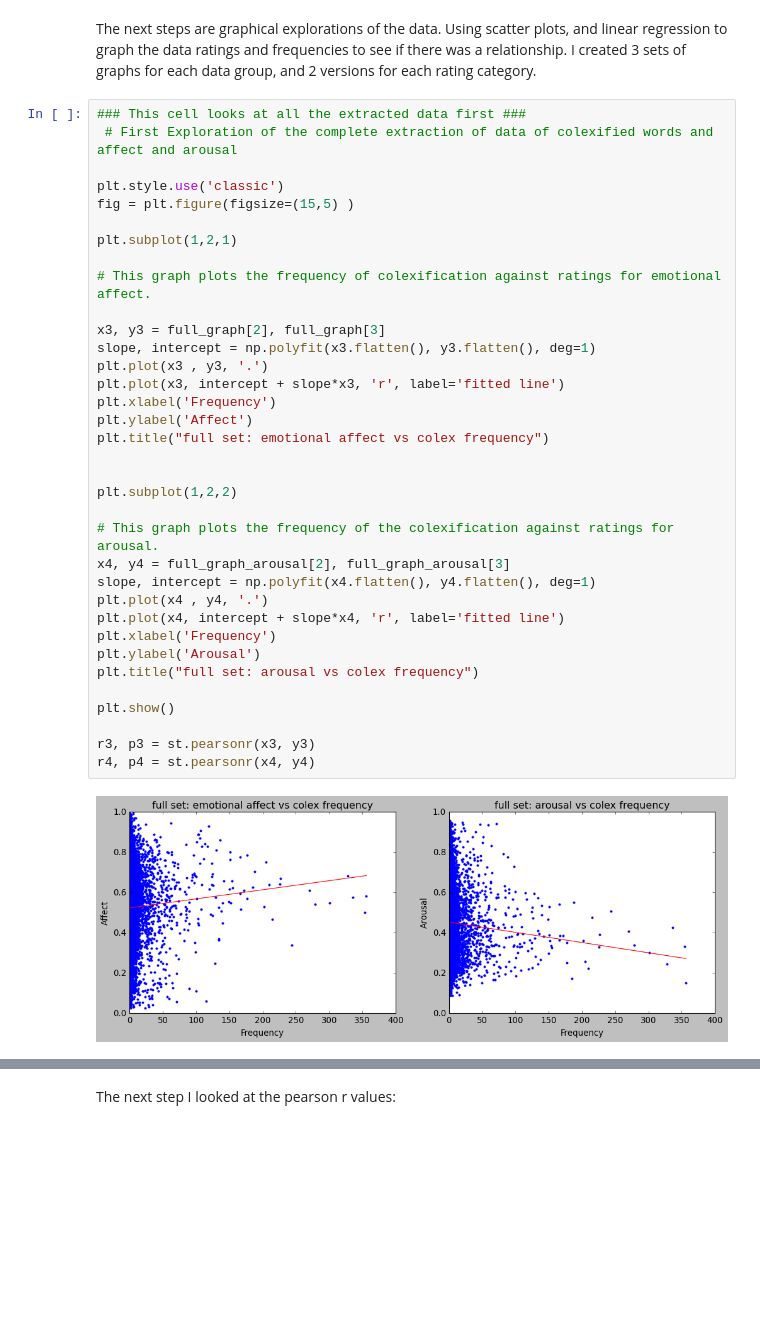
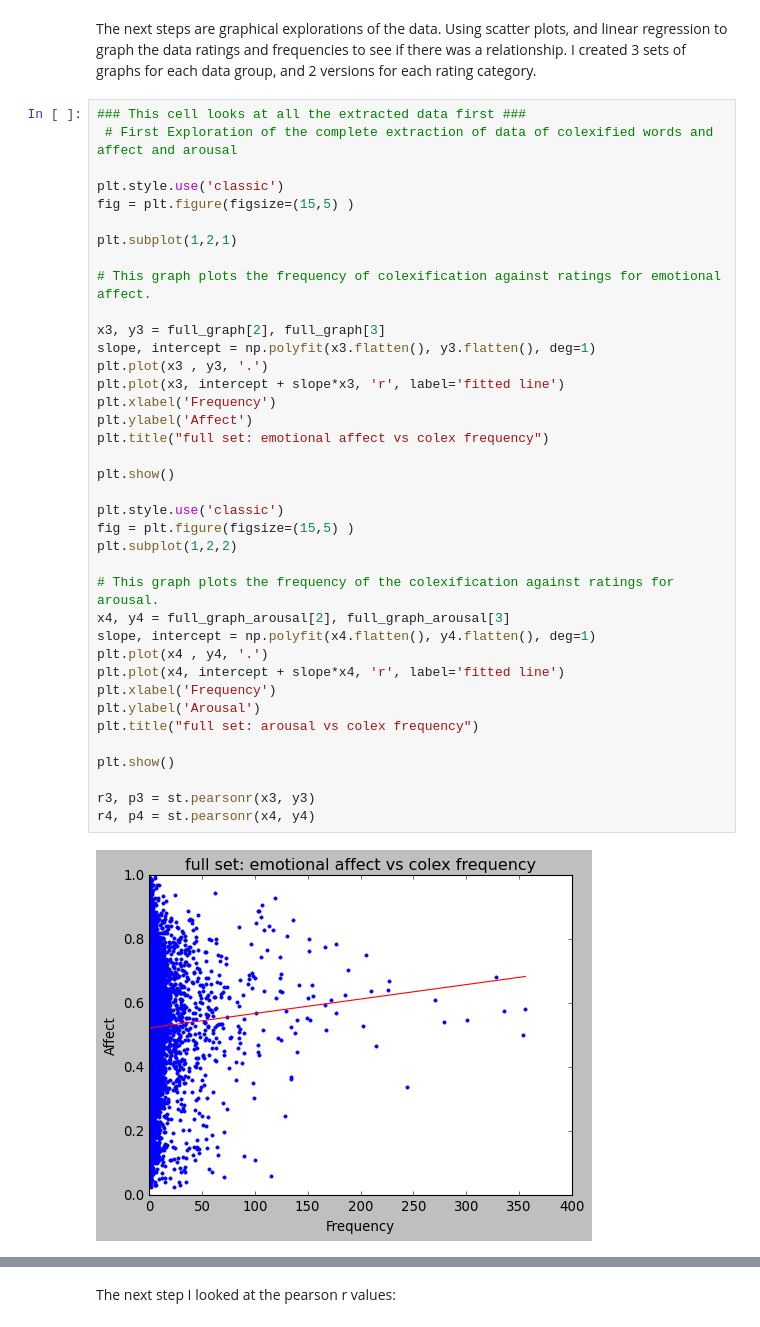
Before and after one commit to petesaiacct/cog260project, a Jupyter notebook: scripts/Arousal_Valence_Colex_Analysis.ipynb, the cells around one changed output, grey strips where cells are left out. Cells and saved outputs as stored; diff of their text form; blank space fills up the shorter version.

```diff
--- a/scripts/Arousal_Valence_Colex_Analysis.ipynb
+++ b/scripts/Arousal_Valence_Colex_Analysis.ipynb
@@ -355,31 +355,34 @@ fig = plt.figure(figsize=(15,5) )
 
 plt.subplot(1,2,1)
 
 # This graph plots the frequency of colexification against ratings for emotional affect.
 
 x3, y3 = full_graph[2], full_graph[3]
 slope, intercept = np.polyfit(x3.flatten(), y3.flatten(), deg=1)
 plt.plot(x3 , y3, '.')
 plt.plot(x3, intercept + slope*x3, 'r', label='fitted line')
 plt.xlabel('Frequency')
 plt.ylabel('Affect')
 plt.title("full set: emotional affect vs colex frequency")
 
+plt.show()
 
+plt.style.use('classic')
+fig = plt.figure(figsize=(15,5) )
 plt.subplot(1,2,2)
 
 # This graph plots the frequency of the colexification against ratings for arousal.
 x4, y4 = full_graph_arousal[2], full_graph_arousal[3]
 slope, intercept = np.polyfit(x4.flatten(), y4.flatten(), deg=1)
 plt.plot(x4 , y4, '.')
 plt.plot(x4, intercept + slope*x4, 'r', label='fitted line')
 plt.xlabel('Frequency')
 plt.ylabel('Arousal')
 plt.title("full set: arousal vs colex frequency")
 
 plt.show()
 
 r3, p3 = st.pearsonr(x3, y3)
 r4, p4 = st.pearsonr(x4, y4)
 # %% [output]
-[figure, old version]
+[figure, new version]
```
Also changed, not shown: parts of 5 cells of this notebook.
